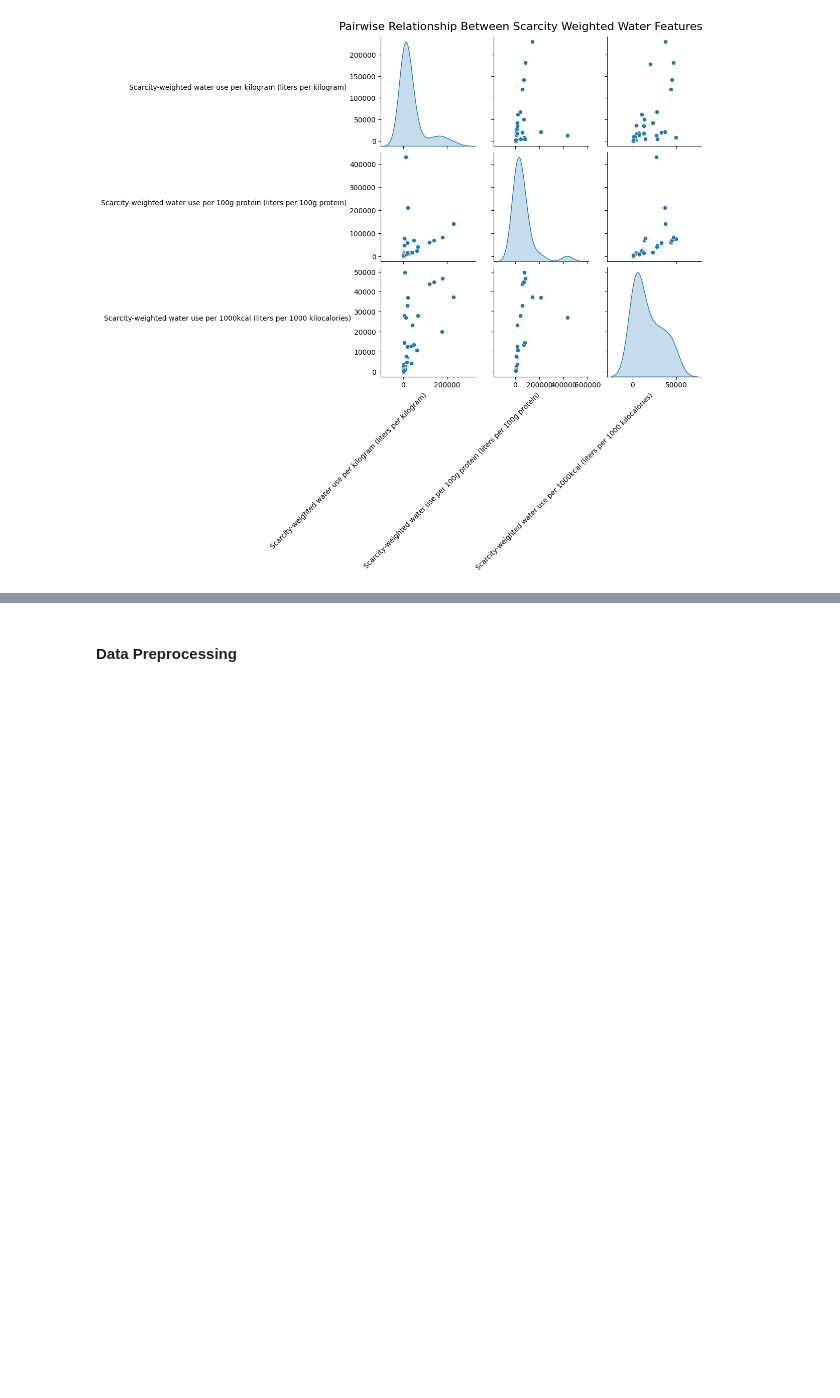
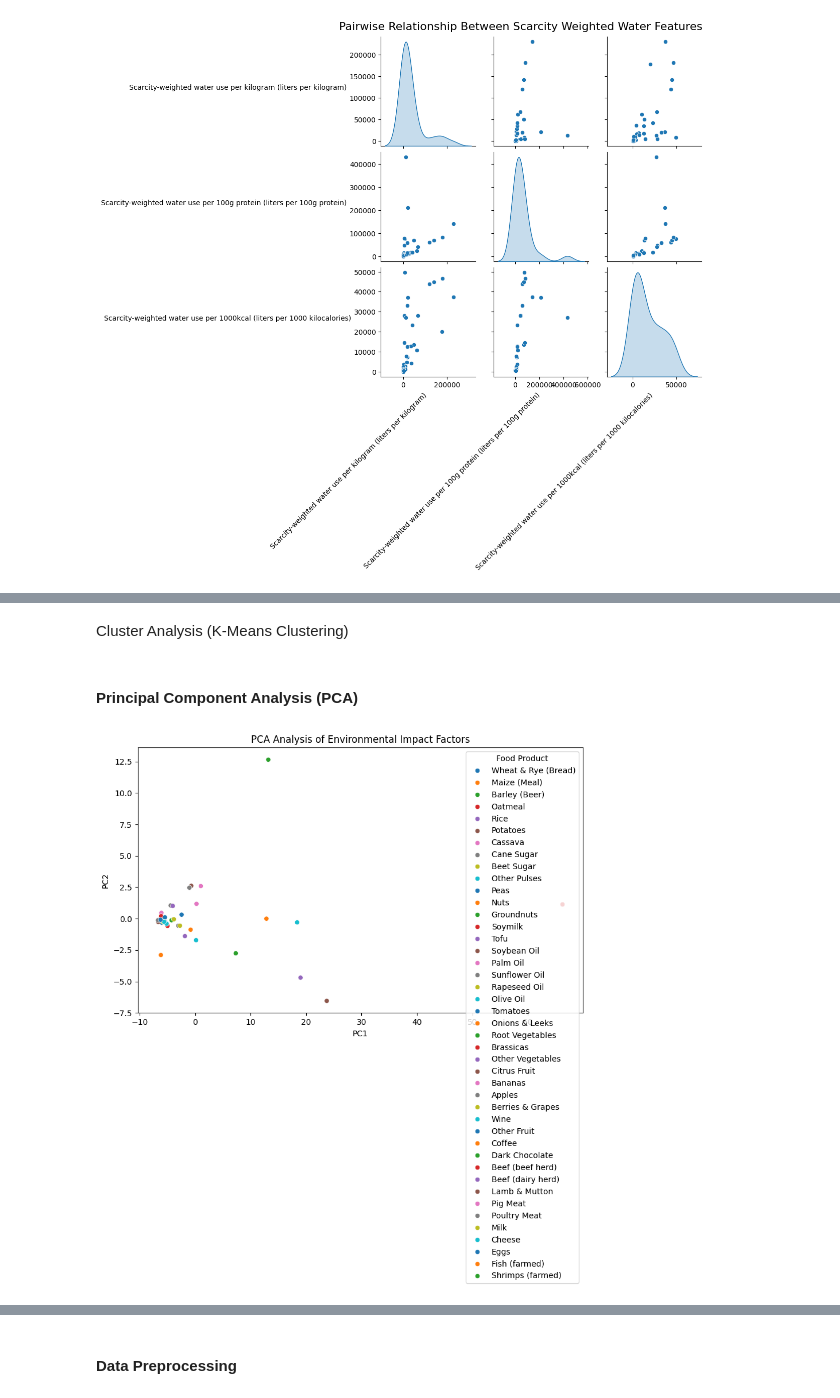
Before and after one commit to adubrightkwartengsnr/Environmental_Impact_Of_Food_Production_Analysis, a Jupyter notebook: notebook/environment_impact_of_food_analysis.ipynb, the cells around one changed output, grey strips where cells are left out. Drawn from its saved outputs; the diff is of its cells as text; code cells hidden in the pictures; blank space fills up the shorter version.

```diff
--- a/notebook/environment_impact_of_food_analysis.ipynb
+++ b/notebook/environment_impact_of_food_analysis.ipynb
@@ -703,0 +725,23 @@ plt.show()
+# %% [markdown]
+Cluster Analysis (K-Means Clustering)
+# %% [markdown]
+#### Principal Component Analysis (PCA)
+# %%
+# Selecting numerical columns only
+num_cols = df.select_dtypes(include=['number']).dropna(axis=1)  # Drop NaNs
+
+# Perform PCA (reduce to 2D for visualization)
+pca = PCA(n_components=2)
+pca_result = pca.fit_transform(num_cols)
+
+# Convert to DataFrame
+pca_df = pd.DataFrame(pca_result, columns=["PC1", "PC2"])
+pca_df["Food Product"] = df["Food product"]
+
+# Scatter plot
+plt.figure(figsize=(10, 6))
+sns.scatterplot(x="PC1", y="PC2", data=pca_df, hue="Food Product", palette="tab10")
+plt.title("PCA Analysis of Environmental Impact Factors")
+plt.show()
+# %% [output]
+[figure, added]
```
Also changed, not shown: parts of 9 cells of this notebook.
